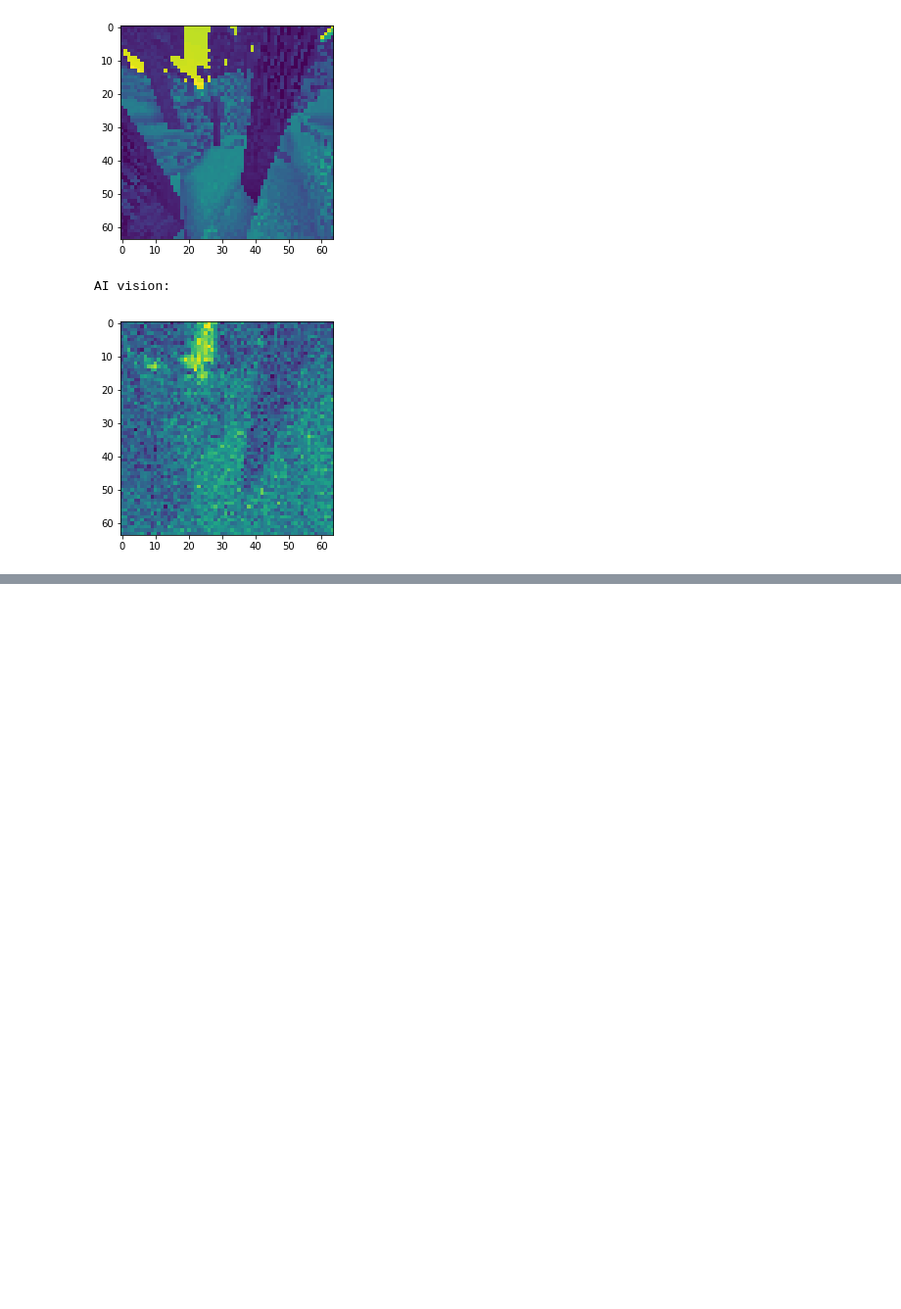
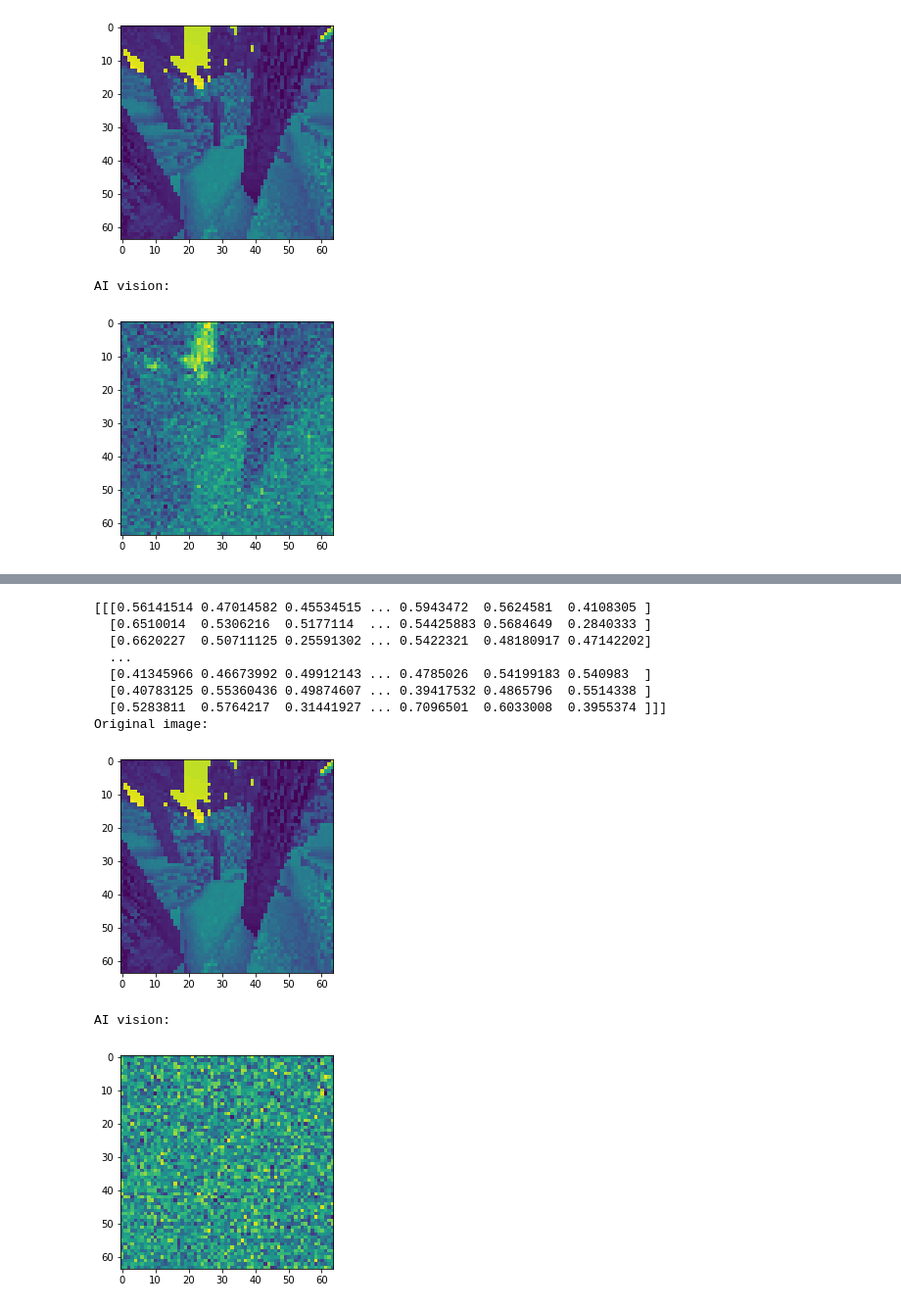
Before and after one commit to OrdinaryHacker101/MinecraftAI, a Jupyter notebook: area_52/MinecraftGAN.ipynb, the cells around one changed output, grey strips where cells are left out. Shown at 98% size. Cells and saved outputs as stored; diff of their text form; code cells hidden in the pictures; blank space fills up the shorter version.

```diff
--- a/area_52/MinecraftGAN.ipynb
+++ b/area_52/MinecraftGAN.ipynb
@@ -103,0 +91,27 @@ AI vision:
+# %%
+#Dense GAN
+codings_size = 60
+
+generator = keras.models.Sequential([
+    keras.layers.Dense(100, activation="tanh", input_shape=[codings_size]),
+    keras.layers.Dense(150, activation="tanh"),
+    keras.layers.Dense(64*64, activation="sigmoid"),
+    keras.layers.Reshape([64,64])
+])
+
+discriminator = keras.models.Sequential([
+    keras.layers.Flatten(input_shape=[64,64]),
+    keras.layers.Dense(150, activation="tanh"),
+    keras.layers.Dense(100, activation="tanh"),
+    keras.layers.Dense(1, activation="sigmoid")
+])
+gan = keras.models.Sequential([generator, discriminator])
+
+for layer in generator.layers:
+    print(layer.get_output_at(0).get_shape().as_list())
+for layer in discriminator.layers:
+    print(layer.get_output_at(0).get_shape().as_list())
+
+discriminator.compile(loss="binary_crossentropy", optimizer="rmsprop")
+discriminator.trainable = False
+gan.compile(loss="binary_crossentropy", optimizer="rmsprop")
@@ -103,0 +226,25 @@ AI vision:
+# %%
+#GAN tester
+noise = tf.random.normal(shape=[batch_size, codings_size])
+gan_img = generator.predict(noise)
+print(gan_img)
+
+print("Original image:")
+plt.imshow(processed[0])
+plt.show()
+#AI autoencoder vision
+print("AI vision:")
+plt.imshow(gan_img.reshape(64,64))
+plt.show()
+# %% [output]
+[[[0.56141514 0.47014582 0.45534515 ... 0.5943472  0.5624581  0.4108305 ]
+  [0.6510014  0.5306216  0.5177114  ... 0.54425883 0.5684649  0.2840333 ]
+  [0.6620227  0.50711125 0.25591302 ... 0.5422321  0.48180917 0.47142202]
+  ...
+  [0.41345966 0.46673992 0.49912143 ... 0.4785026  0.54199183 0.540983  ]
+  [0.40783125 0.55360436 0.49874607 ... 0.39417532 0.4865796  0.5514338 ]
+  [0.5283811  0.5764217  0.31441927 ... 0.7096501  0.6033008  0.3955374 ]]]
+Original image:
+[figure, added]
+AI vision:
+[figure, added]
```
Also changed, not shown: parts of 5 cells of this notebook.
